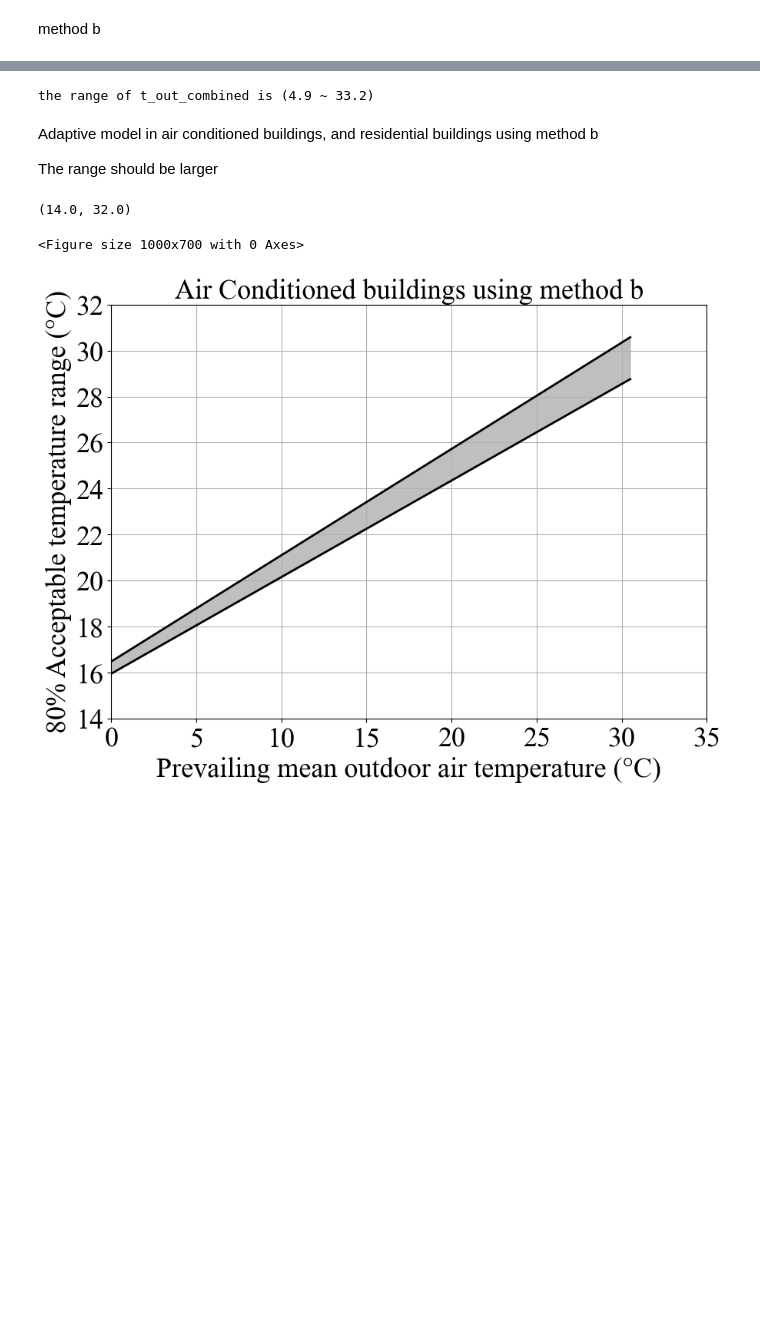
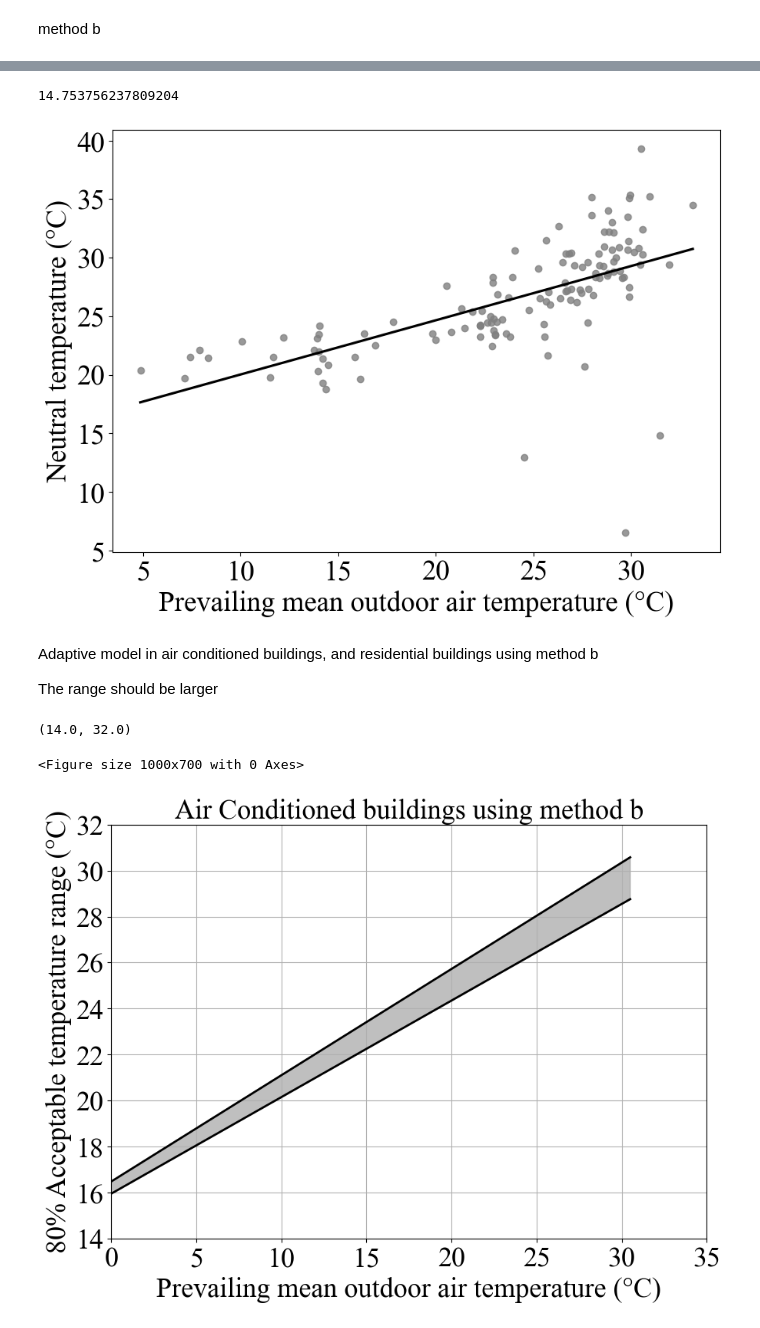
Before and after one commit to ruijis/causal-thinking-neutral-temperature, a Jupyter notebook: two-linear-regressions.ipynb, the cells around one changed output, grey strips where cells are left out. Saved outputs shown, nothing was run; the diff lists cells and outputs as text; code cells hidden in the pictures; blank space fills up the shorter version.

```diff
--- a/two-linear-regressions.ipynb
+++ b/two-linear-regressions.ipynb
@@ -749,8 +742,19 @@ plt.ylim(14, 32)
-# %%
-# print the range of t_out_combined
-print('the range of t_out_combined is ({:.1f}'.format(df_bldg_nv_b['t_out_combined'].min()), '~ {:.1f})'.format(df_bldg_nv_b['t_out_combined'].max()))
-# %% [output]
-the range of t_out_combined is (4.9 ~ 33.2)
+# %%
+mse(df_bldg_nv_b['t_out_combined'], df_bldg_nv_b['n_t_b'], middle_b_intercept, middle_b_slope)
+# %% [output]
+14.753756237809204
+# %%
+# plot the data points and the regression line
+plt.figure(figsize=(10, 7))
+sns.regplot(x='t_out_combined', y='n_t_b', data=df_bldg_nv_b, scatter_kws={'color': 'grey'}, line_kws={'color': 'black'}, ci=None)
+plt.xlabel('Prevailing mean outdoor air temperature (°C)', fontsize=26)
+plt.ylabel("Neutral temperature (°C)", rotation=90, fontsize=26)
+plt.xticks(fontsize=26)
+plt.yticks(fontsize=26)
+plt.grid(False)
+plt.rcParams['font.family'] = 'Times New Roman'
+# %% [output]
+[figure, added]
 # %% [markdown]
 Adaptive model in air conditioned buildings, and residential buildings using method b
 
```
Also changed, not shown: parts of 21 cells of this notebook.
